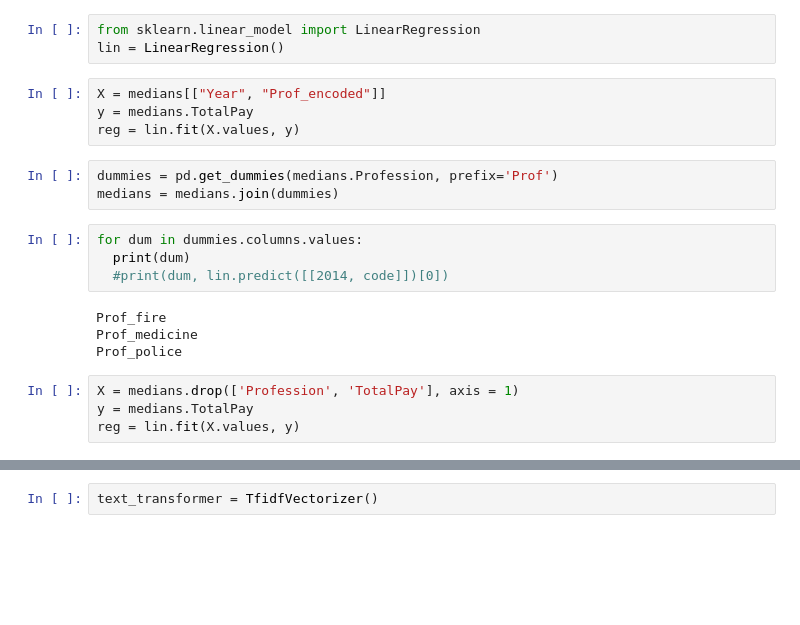
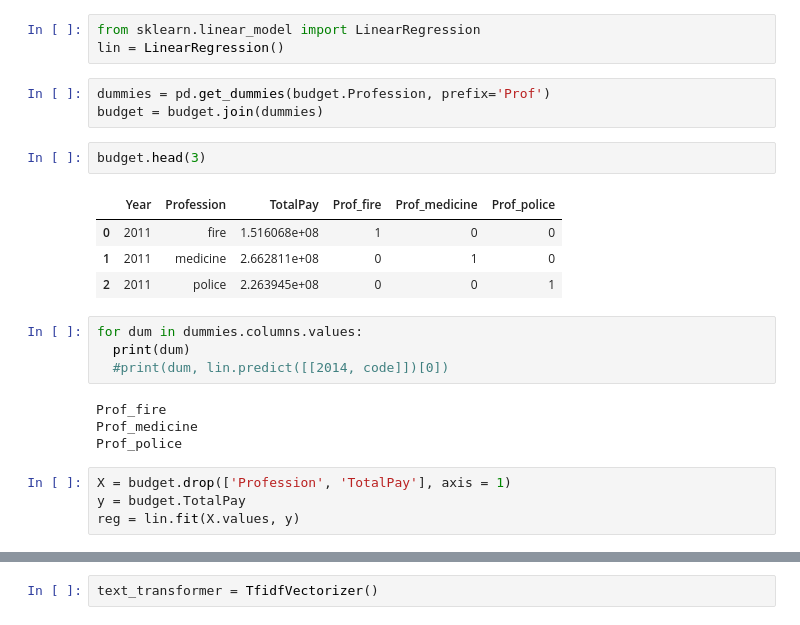
Before and after one commit to savitskaya-om/python, a Jupyter notebook: project/PROJECT.ipynb, the cells around one changed output, grey strips where cells are left out. Drawn from its saved outputs; the diff is of its cells as text; blank space fills up the shorter version.

```diff
--- a/project/PROJECT.ipynb
+++ b/project/PROJECT.ipynb
@@ -639,13 +645,16 @@ sal_slice_medians.join(sal_slice_counts)
 # %%
 from sklearn.linear_model import LinearRegression
 lin = LinearRegression()
-# %%
-X = medians[["Year", "Prof_encoded"]]
-y = medians.TotalPay
-reg = lin.fit(X.values, y)
 # %%
-dummies = pd.get_dummies(medians.Profession, prefix='Prof')
-medians = medians.join(dummies)
+dummies = pd.get_dummies(budget.Profession, prefix='Prof')
+budget = budget.join(dummies)
+# %%
+budget.head(3)
+# %% [output]
+|  | Year | Profession | TotalPay | Prof_fire | Prof_medicine | Prof_police |
+| 0 | 2011 | fire | 1.516068e+08 | 1 | 0 | 0 |
+| 1 | 2011 | medicine | 2.662811e+08 | 0 | 1 | 0 |
+| 2 | 2011 | police | 2.263945e+08 | 0 | 0 | 1 |
 # %%
 for dum in dummies.columns.values:
   print(dum)
@@ -655,8 +664,8 @@ Prof_fire
 Prof_medicine
 Prof_police
 # %%
-X = medians.drop(['Profession', 'TotalPay'], axis = 1)
-y = medians.TotalPay
+X = budget.drop(['Profession', 'TotalPay'], axis = 1)
+y = budget.TotalPay
 reg = lin.fit(X.values, y)
 # %%
 lin.predict([[2015, 0,0,1]])
```
Also changed, not shown: parts of 5 cells of this notebook.
